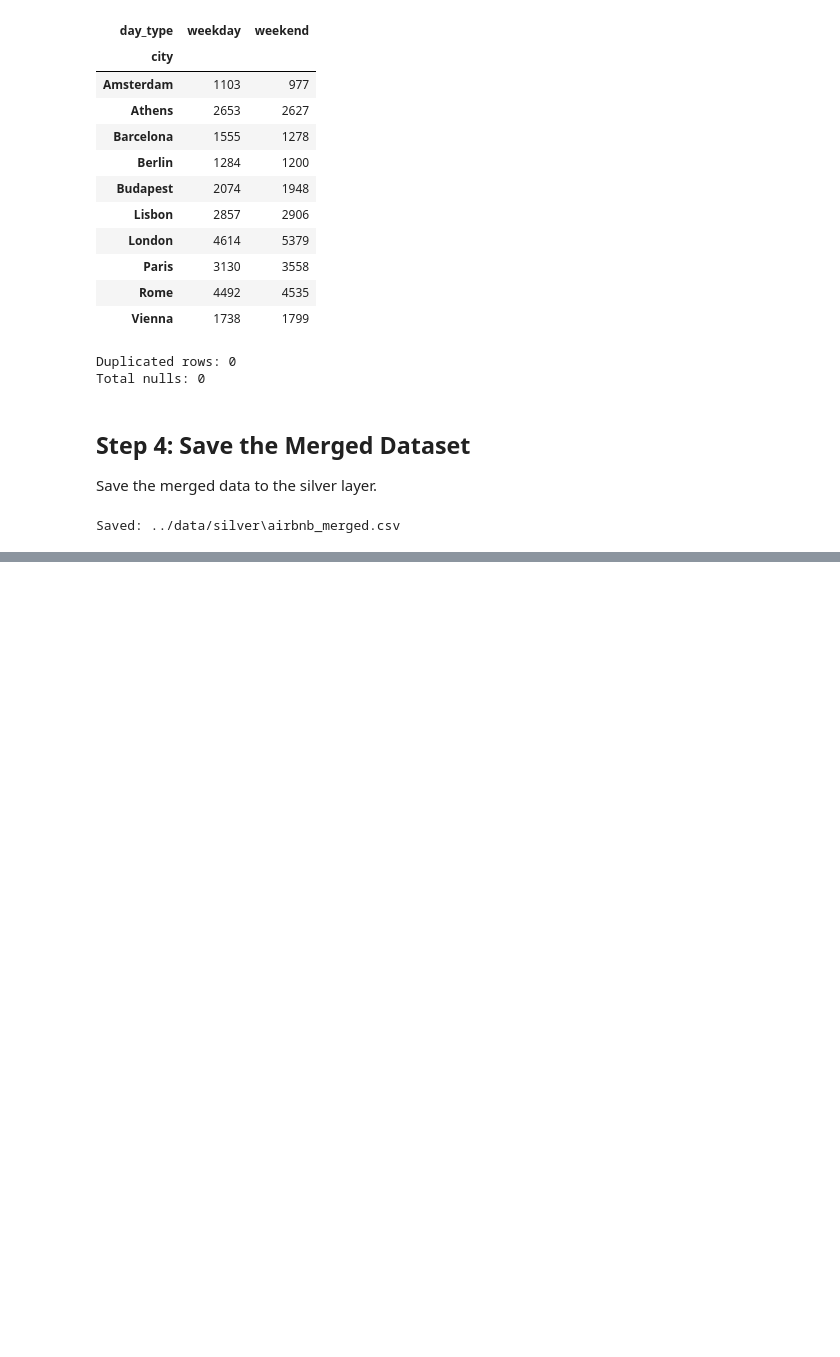
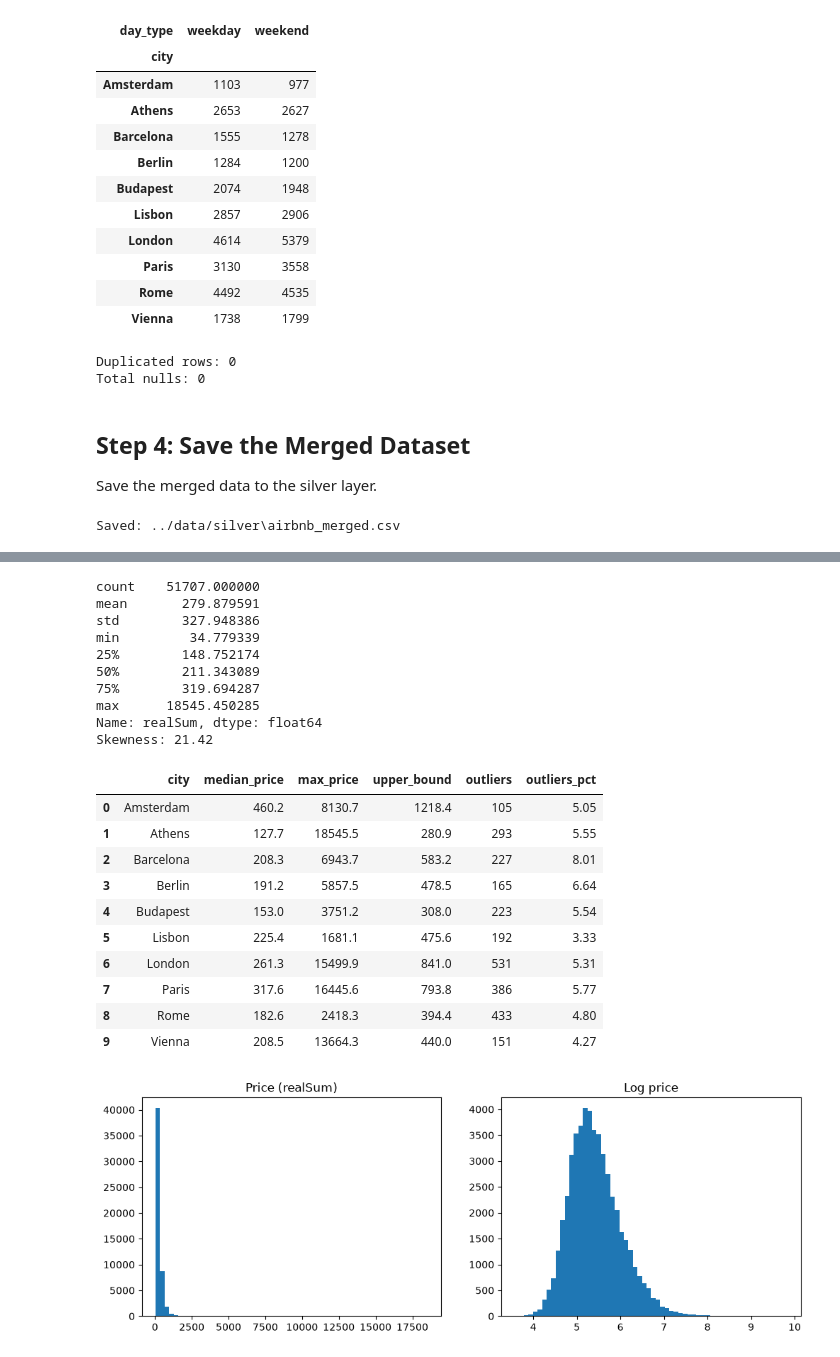
Before and after one commit to Ahmed-Tarek0/Airbnb-Prices-in-European-Cities, a Jupyter notebook: notebooks/02_silver_merge_eda.ipynb, the cells around one changed output, grey strips where cells are left out. Drawn from its saved outputs; the diff is of its cells as text; code cells hidden in the pictures; blank space fills up the shorter version.

```diff
--- a/notebooks/02_silver_merge_eda.ipynb
+++ b/notebooks/02_silver_merge_eda.ipynb
@@ -116,0 +124,63 @@ Saved: ../data/silver\airbnb_merged.csv
+# %%
+import matplotlib.pyplot as plt
+
+print(master["realSum"].describe())
+print("Skewness:", round(master["realSum"].skew(), 2))
+
+# Log price is used for analysis only (reduces the effect of extreme values)
+master["log_price"] = np.log1p(master["realSum"])
+
+# Count outliers per city using the IQR rule
+cities = sorted(master["city"].unique())
+outlier_rows = []
+
+i = 0
+while i < len(cities):
+    prices = master[master["city"] == cities[i]]["realSum"]
+    q1 = prices.quantile(0.25)
+    q3 = prices.quantile(0.75)
+    upper_bound = q3 + 1.5 * (q3 - q1)
+    outlier_count = int((prices > upper_bound).sum())
+
+    outlier_rows.append({
+        "city": cities[i],
+        "median_price": round(prices.median(), 1),
+        "max_price": round(prices.max(), 1),
+        "upper_bound": round(upper_bound, 1),
+        "outliers": outlier_count,
+        "outliers_pct": round(outlier_count / len(prices) * 100, 2),
+    })
+    i += 1
+
+display(pd.DataFrame(outlier_rows))
+
+# Raw vs log price distribution
+fig, axes = plt.subplots(1, 2, figsize=(12, 4))
+axes[0].hist(master["realSum"], bins=60)
+axes[0].set_title("Price (realSum)")
+axes[1].hist(master["log_price"], bins=60)
+axes[1].set_title("Log price")
+plt.show()
+# %% [output]
+count    51707.000000
+mean       279.879591
+std        327.948386
+min         34.779339
+25%        148.752174
+50%        211.343089
+75%        319.694287
+max      18545.450285
+Name: realSum, dtype: float64
+Skewness: 21.42
+|  | city | median_price | max_price | upper_bound | outliers | outliers_pct |
+| 0 | Amsterdam | 460.2 | 8130.7 | 1218.4 | 105 | 5.05 |
+| 1 | Athens | 127.7 | 18545.5 | 280.9 | 293 | 5.55 |
+| 2 | Barcelona | 208.3 | 6943.7 | 583.2 | 227 | 8.01 |
+| 3 | Berlin | 191.2 | 5857.5 | 478.5 | 165 | 6.64 |
+| 4 | Budapest | 153.0 | 3751.2 | 308.0 | 223 | 5.54 |
+| 5 | Lisbon | 225.4 | 1681.1 | 475.6 | 192 | 3.33 |
+| 6 | London | 261.3 | 15499.9 | 841.0 | 531 | 5.31 |
+| 7 | Paris | 317.6 | 16445.6 | 793.8 | 386 | 5.77 |
+| 8 | Rome | 182.6 | 2418.3 | 394.4 | 433 | 4.80 |
+| 9 | Vienna | 208.5 | 13664.3 | 440.0 | 151 | 4.27 |
+[figure, added]
```
Also changed, not shown: parts of 14 cells of this notebook.
